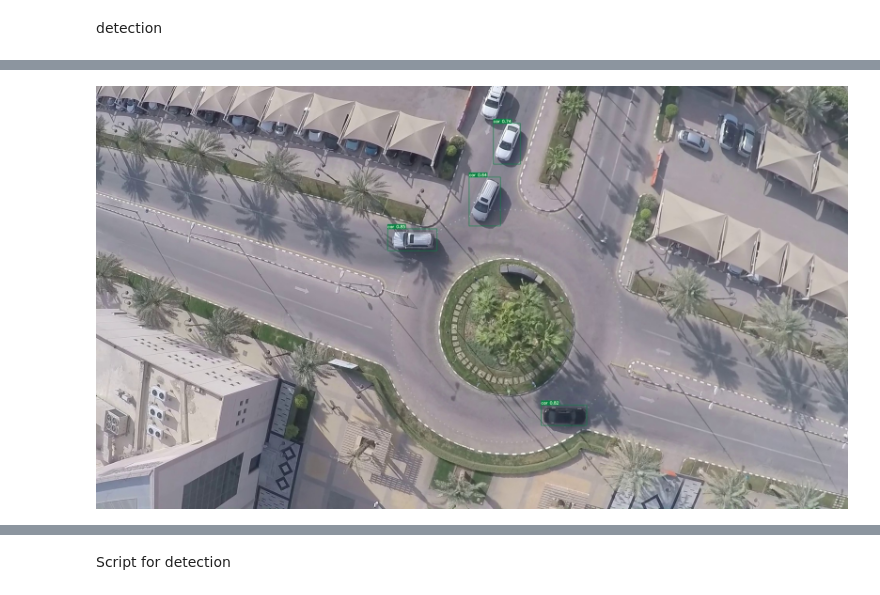
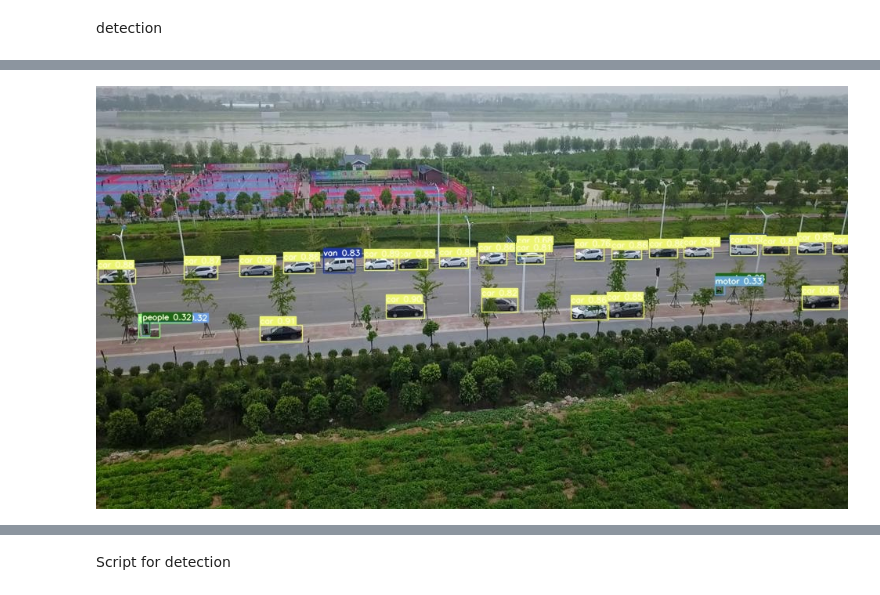
Before and after one commit to haminhtien99/object_detection_using_UAV, a Jupyter notebook: detect.ipynb, the cells around one changed output, grey strips where cells are left out. Saved outputs shown, nothing was run; the diff lists cells and outputs as text; code cells hidden in the pictures.

```diff
--- a/detect.ipynb
+++ b/detect.ipynb
@@ -38,5 +38,5 @@ Done. (0.932s)
 # %%
 from IPython.display import Image, display
-display(Image(filename="/content/drive/MyDrive/mipt/Nir/yolov7_train/yolov7/runs/detect/exp4/test.jpg"))
+display(Image(filename="/content/drive/MyDrive/yolov7/runs/detect/exp/0000003_00231_d_0000016.jpg"))
 # %% [output]
-[figure, old version]
+[figure, new version]
```
Also changed, not shown: parts of 3 cells of this notebook.
